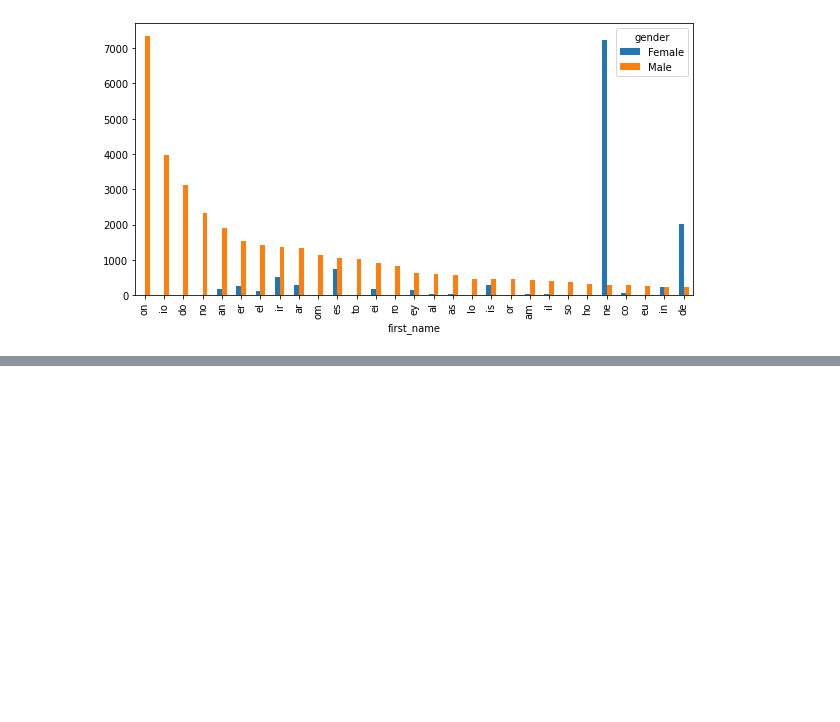
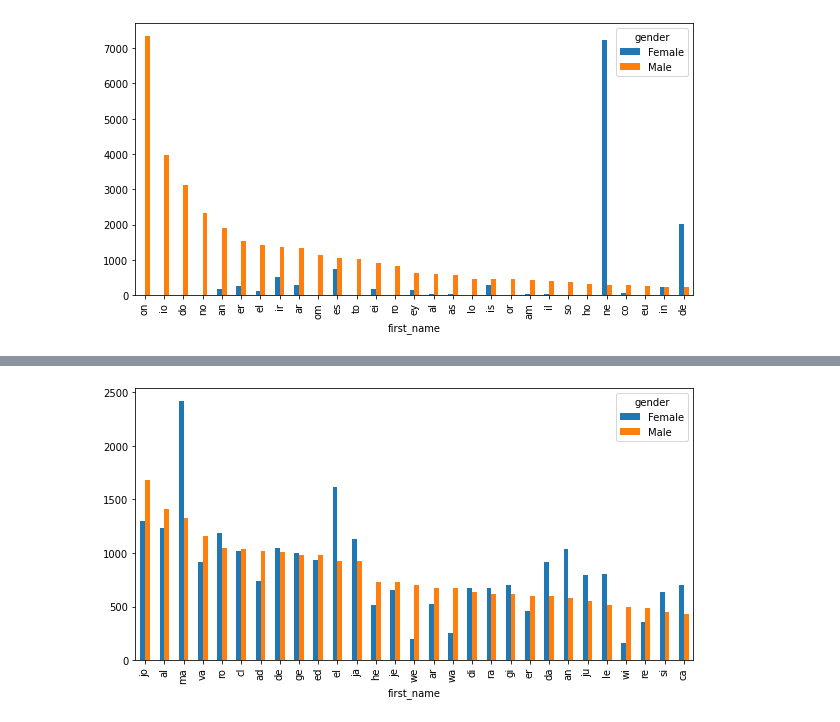
Before and after one commit to meirelesff/ml-genderBR, a Jupyter notebook: notebooks/0_exploration.ipynb, the cells around one changed output, grey strips where cells are left out. Drawn from its saved outputs; the diff is of its cells as text; code cells hidden in the pictures; blank space fills up the shorter version.

```diff
--- a/notebooks/0_exploration.ipynb
+++ b/notebooks/0_exploration.ipynb
@@ -69,0 +77,5 @@ plot_ngram(nomes, -2, None, "Male", 29)
+# %%
+# Top 30 male first 2-gram
+plot_ngram(nomes, 0, 2, "Male", 29)
+# %% [output]
+[figure, added]
```
Also changed, not shown: parts of 10 cells of this notebook, 1 other file.
